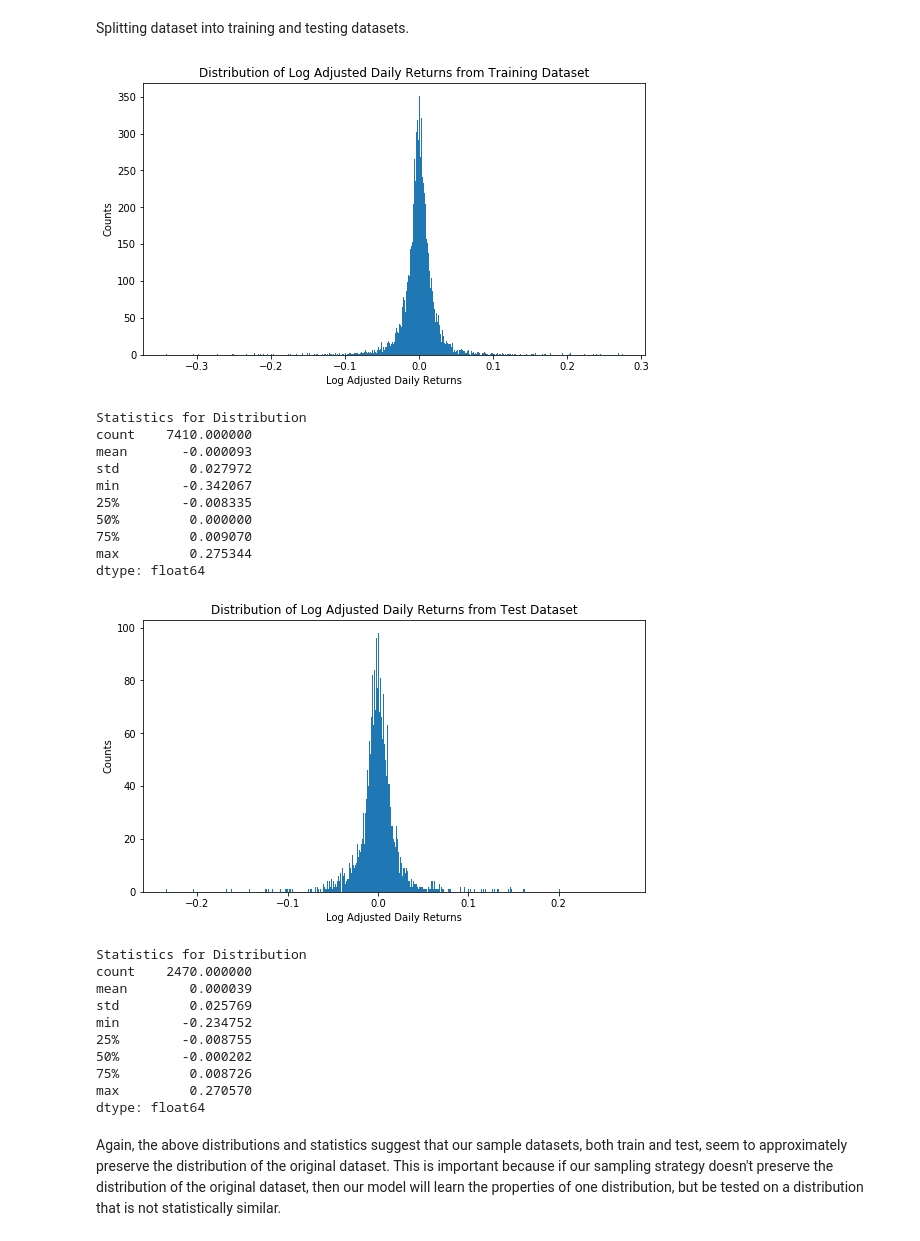
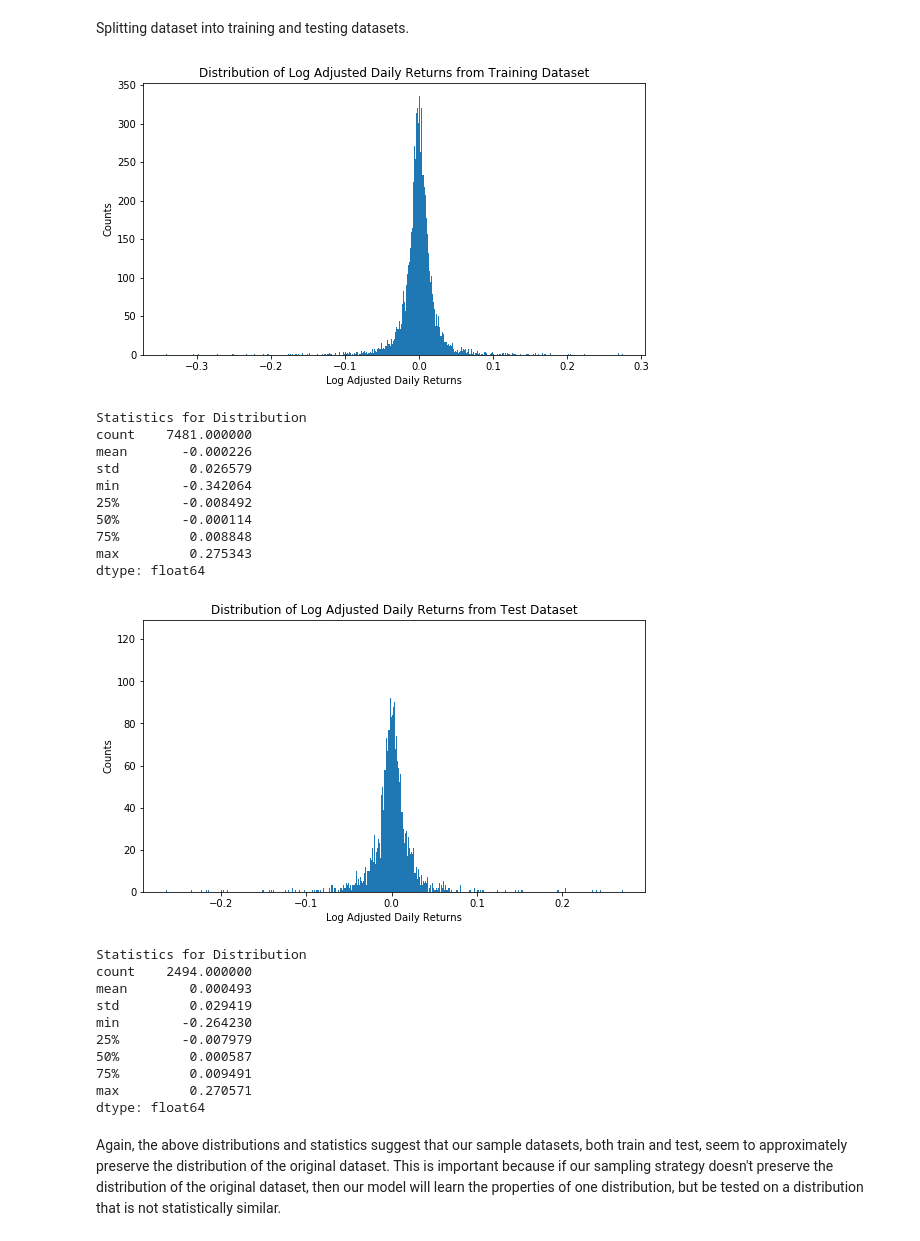
Before and after one commit to Evbor/Stock_Analysis, a Jupyter notebook: research/model_v1/FinTech.ipynb, the cells around one changed output. Drawn from its saved outputs; the diff is of its cells as text; code cells hidden in the pictures.

Commit message:
completed updates to data module, refactored FinTech notebook accordingly.

```diff
--- a/research/model_v1/FinTech.ipynb
+++ b/research/model_v1/FinTech.ipynb
@@ -647,16 +442,15 @@ Before moving onto the modeling phase we will explore our data both in its raw s
 # %%
-# Setting Notebook Global Variables
 import os
-import sys
+import json
 import numpy as np
+import pandas as pd
+import matplotlib.pyplot as plt
+from stockanalysis import text_normalization_methods as text_norm
 
 # Project Paths
 project_dir = os.path.split(os.path.split(os.getcwd())[0])[0]
 path_to_data = os.path.join(project_dir, 'data')
 path_to_docs = os.path.join(path_to_data, 'documents')
-# Company Stock Ticker and CIK number
-ticker = 'WFC'
-competitors = ['JPM', 'BAC', 'C']
-tickers = [ticker] + competitors
-# Random Seed
-seed = 42
+
+# Stock Tickers to Analyze
+tickers = ['WFC', 'JPM', 'BAC', 'C']
@@ -1900,3 +1156,0 @@ Extracting the preprocessed dataset from the DataFrame.
-# %%
-dataset = preprocess_dataset(['log_adj_daily_returns', 'docs'], ['log_adj_daily_returns'],
-                             window_size=5, tickers=tickers, df=preprocessed_df, seed=seed)
@@ -1903,3 +1159,15 @@ dataset = preprocess_dataset(['log_adj_daily_returns', 'docs'], ['log_adj_daily_
+# %%
+preprocess_params = {'log_adj_ret_name': 'log_adj_daily_returns',
+                     'feature_names': ['log_adj_daily_returns', '8-k'],
+                     'label_feature_names': ['log_adj_daily_returns'],
+                     'text_feature_names': '8-k',
+                     'cut_off': 18, 'window_size': 5,
+                     'norm_docs_fname': 'norm_test',
+                     'path_to_vocab': os.path.join(path_to_data,
+                                                   'vocab_test.json'),
+                     'encode_docs_fname': 'encode_test'}
+
+(X, y), vocab = p.preprocess(df, preprocess_params, tickers, seed=seed)
 # %%
 # Plotting the Distribution of our Target Variable (Log Adjusted Daily Returns) from our extracted Dataset
 
@@ -1954,11 +1222,11 @@ def split_dataset(dataset, train_size=None, test_size=None, random_state=None, s
 
     return train_dataset, test_dataset
 # %%
-train_dataset, test_dataset = split_dataset(dataset, train_size=0.75, random_state=seed)
+(X_train, y_train), (X_test, y_test) = split_dataset((X, y), train_size=0.75, random_state=seed)
 # %%
 # Plotting the Distribution of our Target Variable (Log Adjusted Daily Returns) from our Train Dataset
 
-data = pd.Series(train_dataset[1]['log_adj_daily_returns_target'])
+data = pd.Series(y_train['log_adj_daily_returns_target'])
 
 fig, ax = plt.subplots(figsize=(9,5))
 ax.hist(data.tolist(), bins=500)
@@ -1969,41 +1237,41 @@ plt.show()
 print('Statistics for Distribution')
 print(data.describe())
 # %% [output]
-[figure, old version]
+[figure, new version]
 Statistics for Distribution
-count    7410.000000
-mean       -0.000093
-std         0.027972
-min        -0.342067
-25%        -0.008335
-50%         0.000000
-75%         0.009070
-max         0.275344
+count    7481.000000
+mean       -0.000226
+std         0.026579
+min        -0.342064
+25%        -0.008492
+50%        -0.000114
+75%         0.008848
+max         0.275343
 dtype: float64
 # %%
 # Plotting the Distribution of our Target Variable (Log Adjusted Daily Returns) from our Test Dataset
 
-data = pd.Series(test_dataset[1]['log_adj_daily_returns_target'])
+data = pd.Series(y_test['log_adj_daily_returns_target'])
 
 fig, ax = plt.subplots(figsize=(9,5))
 ax.hist(data.tolist(), bins=500)
 ax.set_title('Distribution of Log Adjusted Daily Returns from Test Dataset')
 ax.set_xlabel('Log Adjusted Daily Returns')
 ax.set_ylabel('Counts')
 plt.show()
 print('Statistics for Distribution')
 print(data.describe())
 # %% [output]
-[figure, old version]
+[figure, new version]
 Statistics for Distribution
-count    2470.000000
-mean        0.000039
-std         0.025769
-min        -0.234752
-25%        -0.008755
-50%        -0.000202
-75%         0.008726
-max         0.270570
+count    2494.000000
+mean        0.000493
+std         0.029419
+min        -0.264230
+25%        -0.007979
+50%         0.000587
+75%         0.009491
+max         0.270571
 dtype: float64
 # %% [markdown]
 Again, the above distributions and statistics suggest that our sample datasets, both train and test, seem to approximately preserve the distribution of the original dataset. This is important because if our sampling strategy doesn't preserve the distribution of the original dataset, then our model will learn the properties of one distribution, but be tested on a distribution that is not statistically similar.
```
Also changed, not shown: parts of 104 cells of this notebook, 6 other files.
